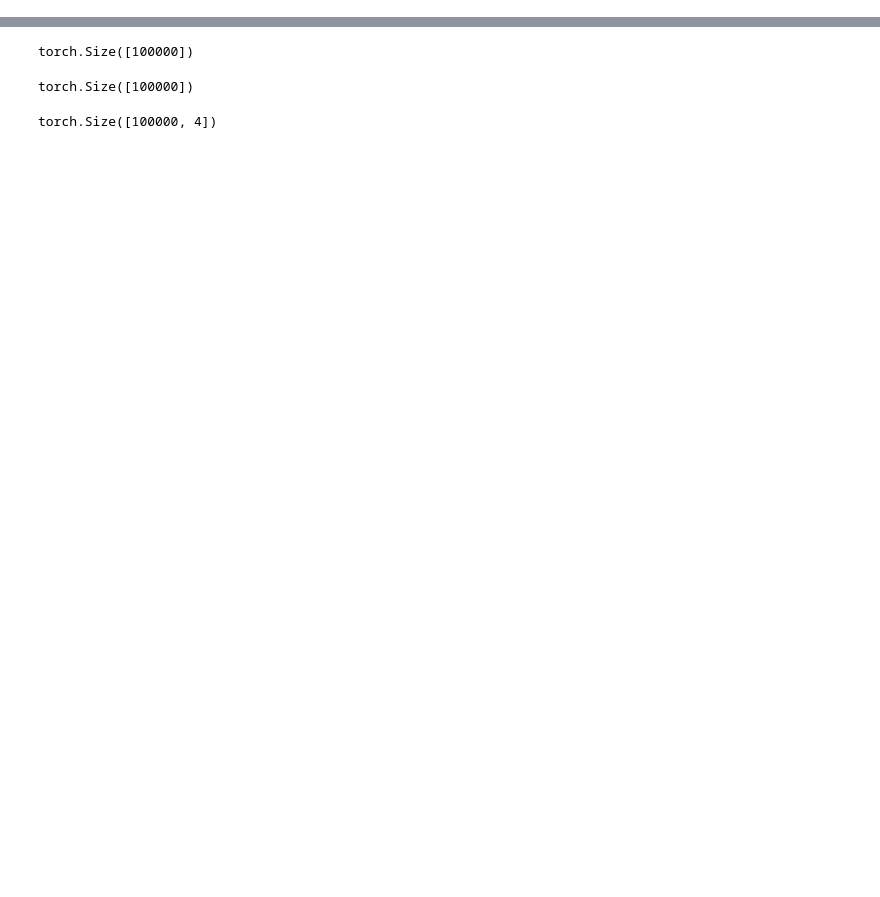
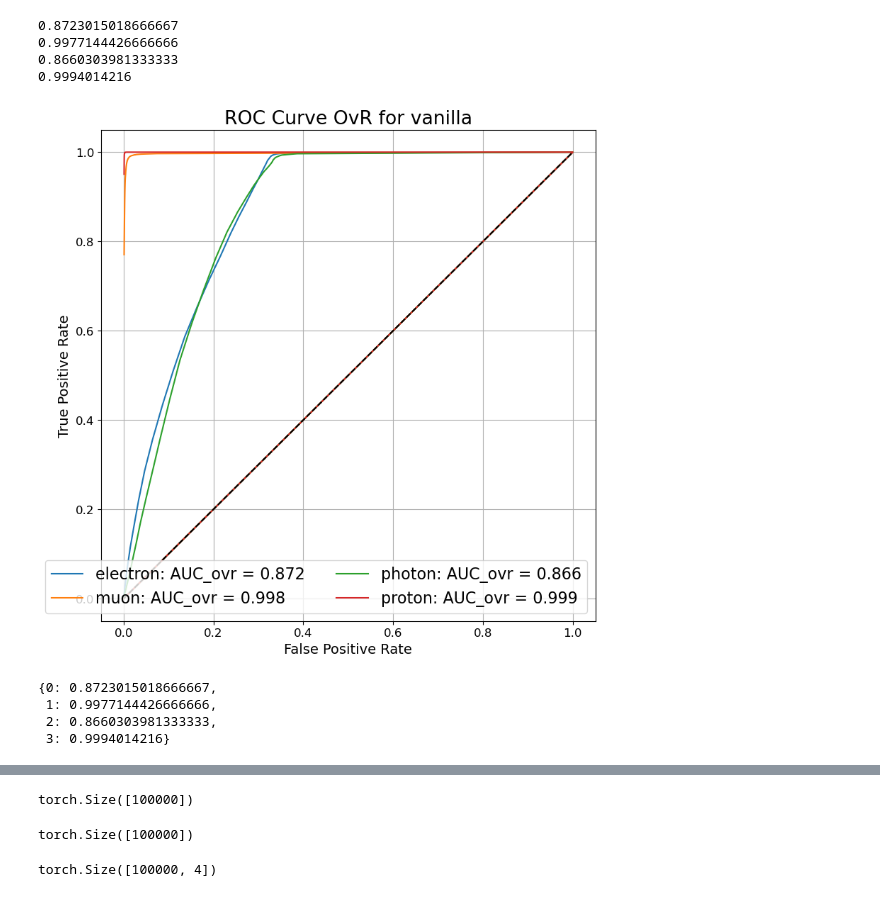
Before and after one commit to JavierZhao/ssi_2023_if_1, a Jupyter notebook: notebooks/plotting.ipynb, the cells around one changed output, grey strips where cells are left out. Cells and saved outputs as stored; diff of their text form; code cells hidden in the pictures; blank space fills up the shorter version.

```diff
--- a/notebooks/plotting.ipynb
+++ b/notebooks/plotting.ipynb
@@ -10,5 +26,0 @@ import numpy as np
-# %%
-label = "baseline"
-train_losses = np.load(f"/ssl-jet-vol-v2/ssi_2023_if_1/models/model_performances/{label}/train_losses.npy")
-val_losses = np.load(f"/ssl-jet-vol-v2/ssi_2023_if_1/models/model_performances/{label}/val_losses.npy")
-val_accs = np.load(f"/ssl-jet-vol-v2/ssi_2023_if_1/models/model_performances/{label}/val_accs.npy")
@@ -163,7 +153,7 @@ def plot_overlayed_roc_curve(classes, labels, predictions, class_labels, odir, l
     plt.xlabel("False Positive Rate")
     plt.ylabel("True Positive Rate")
     ax.legend(loc='lower right', shadow=False, ncol=ncol)
-    plt.title("ROC Curve OvR")
+    plt.title(f"ROC Curve OvR for {label}")
     plt.show()
     fig.savefig("%s/roc_curve_%s.pdf" % (odir, label))
     fig.savefig("%s/roc_curve_%s.png" % (odir, label))
@@ -175,3 +178,15 @@ model_perf_loc = "/ssl-jet-vol-v2/ssi_2023_if_1/models/model_performances/baseli
 all_predictions = torch.load(f"{model_perf_loc}/predictions.pt")
 all_predicted_probs = torch.load(f"{model_perf_loc}/predicted_probabilities.pt")
 all_labels = torch.load(f"{model_perf_loc}/labels.pt")
+# %%
+plot_overlayed_roc_curve(classes, all_labels, all_predicted_probs, class_labels, model_perf_loc, label = label)
+# %% [output]
+0.8723015018666667
+0.9977144426666666
+0.8660303981333333
+0.9994014216
+[figure, new version]
+{0: 0.8723015018666667,
+ 1: 0.9977144426666666,
+ 2: 0.8660303981333333,
+ 3: 0.9994014216}
```
Also changed, not shown: parts of 17 cells of this notebook, 4 other files.
